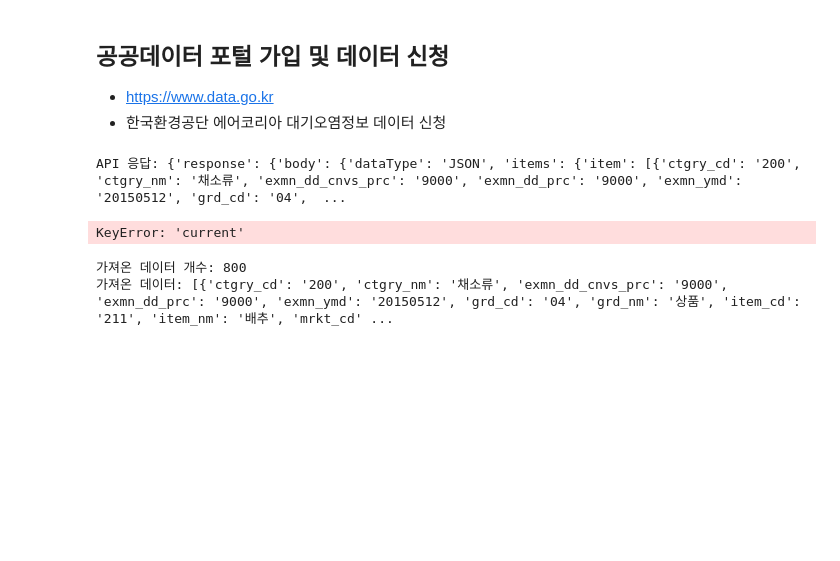
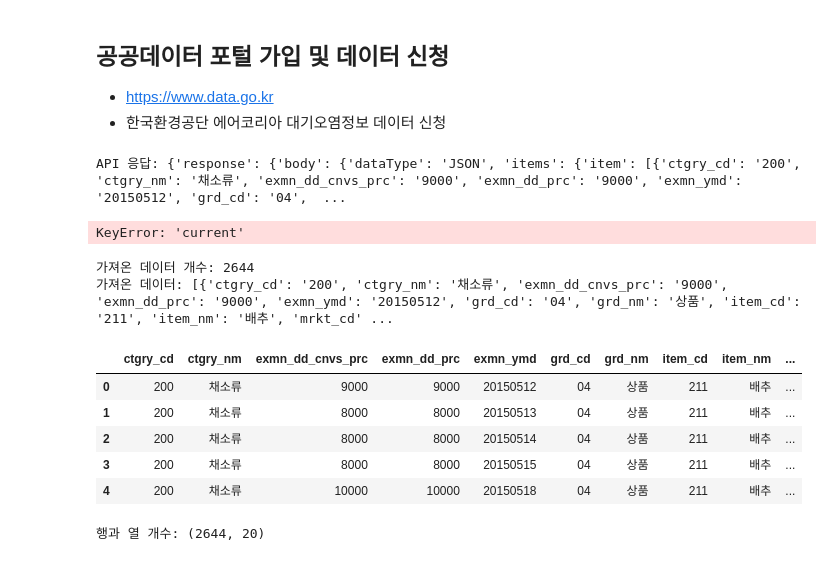
Before and after one commit to bomfire-K/Data-Analysis-with-Open-Source, a Jupyter notebook: 오픈소스_데이터_분석_4강.ipynb, the cells around one changed output. Cells and saved outputs as stored; diff of their text form; code cells hidden in the pictures; blank space fills up the shorter version.

```diff
--- a/오픈소스_데이터_분석_4강.ipynb
+++ b/오픈소스_데이터_분석_4강.ipynb
@@ -175,12 +175,11 @@ try:
         page = 1
         collected_count = 0
         while True:
-            url = f"https://apis.data.go.kr/B552845/perDay/price?serviceKey=gXRl05uDLbnKxqlgHEz88Da2HeulU1GNskbIyzJ21y1lK0COl%2F7g%2FRzAWu5izgXTZ6NNTBp6W4tInI8c39KuQQ%3D%3D&pageNo={page}&numOfRows=200&returnType=JSON&cond[exmn_ymd::GTE]=20150101&cond[exmn_ymd::LTE]=20241231&cond[se_cd::EQ]=02&cond[ctgry_cd::EQ]=200&cond[item_cd::EQ]=211&cond[grd_cd::EQ]=04&cond[sgg_cd::EQ]=1101&cond[mrkt_cd::EQ]=0110211&cond[vrty_cd::EQ]={variety_code}"
+            url = f"https://apis.data.go.kr/B552845/perDay/price?serviceKey=gXRl05uDLbnKxqlgHEz88Da2HeulU1GNskbIyzJ21y1lK0COl%2F7g%2FRzAWu5izgXTZ6NNTBp6W4tInI8c39KuQQ%3D%3D&pageNo={page}&numOfRows=1000&returnType=JSON&cond[exmn_ymd::GTE]=20150101&cond[exmn_ymd::LTE]=20241231&cond[se_cd::EQ]=02&cond[ctgry_cd::EQ]=200&cond[item_cd::EQ]=211&cond[grd_cd::EQ]=04&cond[sgg_cd::EQ]=1101&cond[mrkt_cd::EQ]=0110211&cond[vrty_cd::EQ]={variety_code}"
 
             ## URL 및 파라미터 전송
             response=requests.get(url)
             response.raise_for_status()
-
             ## JSON 데이터 읽기
             data = response.json()
             body = data["response"]["body"]
@@ -204,5 +203,24 @@ except requests.exceptions.RequestException as e:
 except json.JSONDecodeError as e:
     print(f"JSON 파싱 실패: {e}")
 # %% [output]
-가져온 데이터 개수: 800
+가져온 데이터 개수: 2644
 가져온 데이터: [{'ctgry_cd': '200', 'ctgry_nm': '채소류', 'exmn_dd_cnvs_prc': '9000', 'exmn_dd_prc': '9000', 'exmn_ymd': '20150512', 'grd_cd': '04', 'grd_nm': '상품', 'item_cd': '211', 'item_nm': '배추', 'mrkt_cd' ...
+# %%
+import pandas as pd
+
+# 수집한 데이터를 DataFrame으로 변환
+df = pd.DataFrame(all_items)
+
+# 처음 5행 출력
+display(df.head())
+
+# 행과 열 개수 출력
+print("행과 열 개수:", df.shape)
+# %% [output]
+|  | ctgry_cd | ctgry_nm | exmn_dd_cnvs_prc | exmn_dd_prc | exmn_ymd | grd_cd | grd_nm | item_cd | item_nm | ... |
+| 0 | 200 | 채소류 | 9000 | 9000 | 20150512 | 04 | 상품 | 211 | 배추 | ... |
+| 1 | 200 | 채소류 | 8000 | 8000 | 20150513 | 04 | 상품 | 211 | 배추 | ... |
+| 2 | 200 | 채소류 | 8000 | 8000 | 20150514 | 04 | 상품 | 211 | 배추 | ... |
+| 3 | 200 | 채소류 | 8000 | 8000 | 20150515 | 04 | 상품 | 211 | 배추 | ... |
+| 4 | 200 | 채소류 | 10000 | 10000 | 20150518 | 04 | 상품 | 211 | 배추 | ... |
+행과 열 개수: (2644, 20)
```
